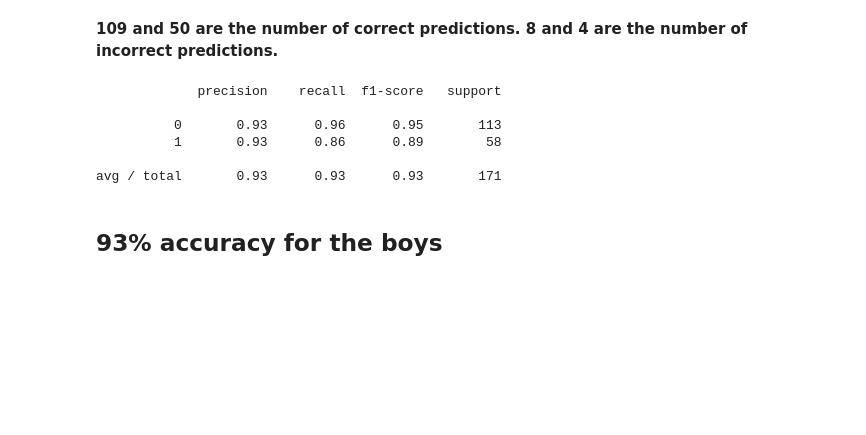
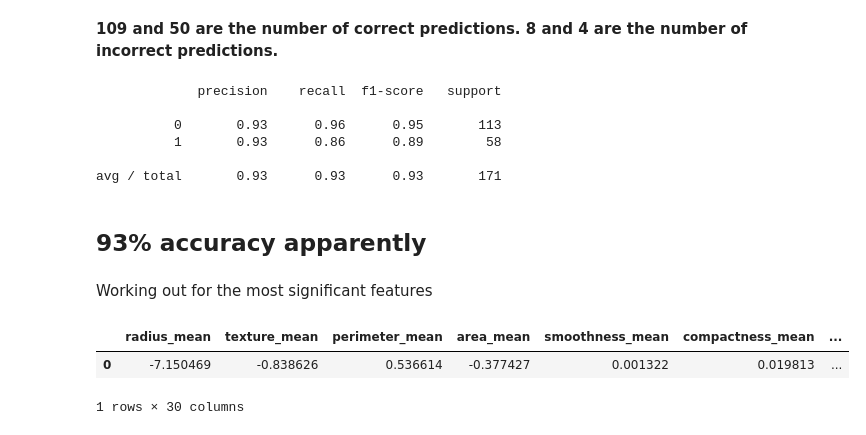
Before and after one commit to jamietyger/cancerML, a Jupyter notebook: cancerML.ipynb, the cells around one changed output. Saved outputs shown, nothing was run; the diff lists cells and outputs as text; code cells hidden in the pictures; blank space fills up the shorter version.

```diff
--- a/cancerML.ipynb
+++ b/cancerML.ipynb
@@ -136,4 +126,15 @@ print(classification_report(y_test, y_pred))
 
 avg / total       0.93      0.93      0.93       171
 # %% [markdown]
-## 93% accuracy for the boys
+## 93% accuracy apparently
+# %% [markdown]
+Working out for the most significant features
+# %%
+cancer_features = cancer_data.drop('diagnosis',1)
+# %%
+df = pd.DataFrame(LogReg.coef_, columns= cancer_features.columns)
+df.head()
+# %% [output]
+|  | radius_mean | texture_mean | perimeter_mean | area_mean | smoothness_mean | compactness_mean | ... |
+| 0 | -7.150469 | -0.838626 | 0.536614 | -0.377427 | 0.001322 | 0.019813 | ... |
+1 rows × 30 columns
```
Also changed, not shown: parts of 10 cells of this notebook.
